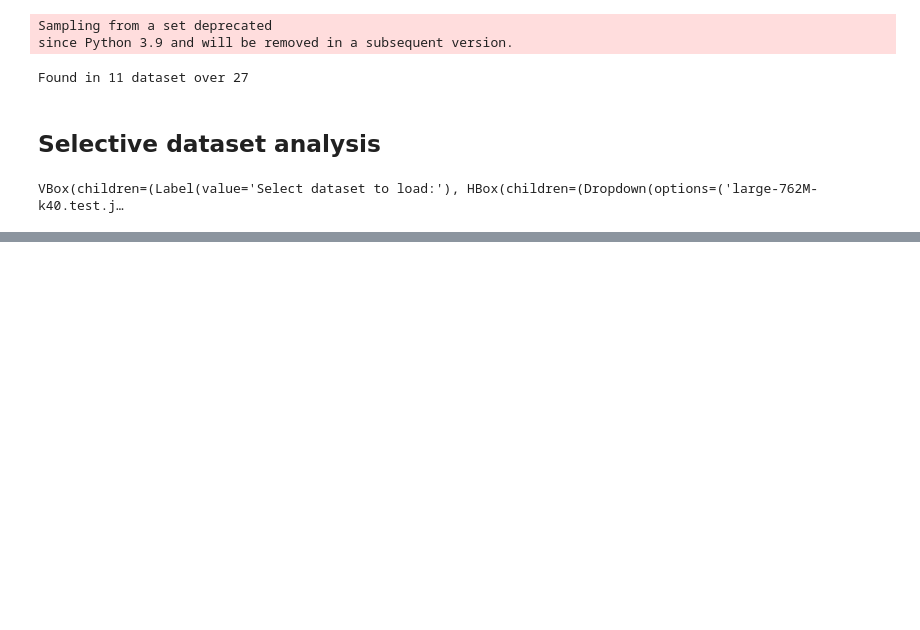
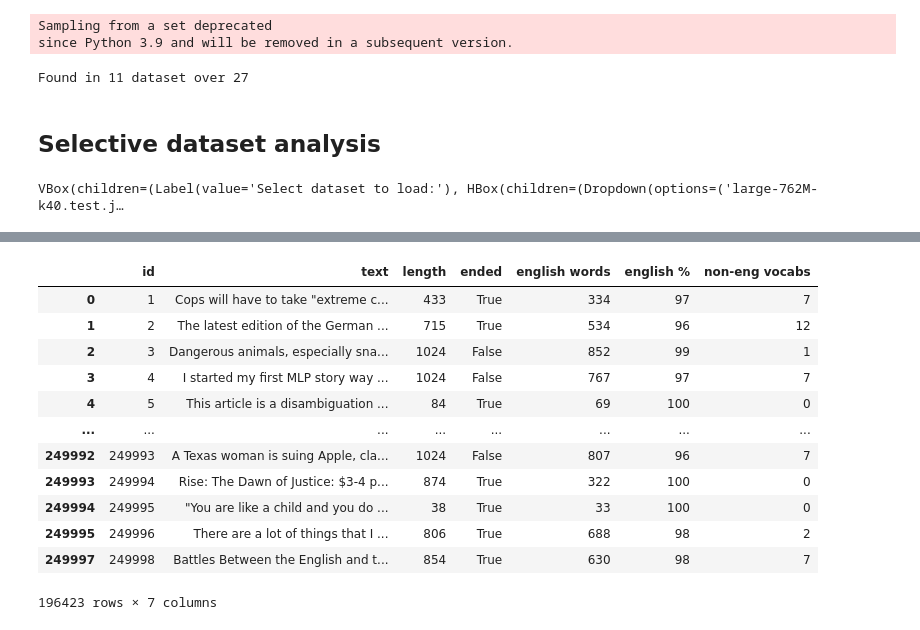
Before and after one commit to bancaditalia/gen-text-detect, a Jupyter notebook: dataset_exploration.ipynb, the cells around one changed output, grey strips where cells are left out. Cells and saved outputs as stored; diff of their text form; code cells hidden in the pictures; blank space fills up the shorter version.

Commit message:
update experiment notebooks with latest local run

```diff
--- a/dataset_exploration.ipynb
+++ b/dataset_exploration.ipynb
@@ -254,0 +361,2 @@ xl-1542M.valid.jsonl             5000
+# %%
+df_dataset = pd.read_json(os.path.join(data_path, dataset_name), lines = True)
@@ -254,0 +396,40 @@ xl-1542M.valid.jsonl             5000
+# %%
+texts = df_dataset["text"].to_list()
+# %%
+eng_vocab_overlap = []
+eng_ratio = []
+zero_length_texts = []
+for text in texts:
+    tokenized = word_tokenize(text.lower())
+    count = 0
+    for tk in tokenized:
+        if tk in eng_vocab:
+            count += 1
+    eng_vocab_overlap.append(count)
+    if len(tokenized) == 0:
+        eng_ratio.append(100)
+        zero_length_texts.append(text)
+    else:
+        eng_ratio.append(int(count*100/len(tokenized)))
+
+#eng_vocab_overlap = [len(eng_vocab.intersection(set(word_tokenize(text)))) for text in texts]
+# %%
+df_dataset["english words"] = eng_vocab_overlap
+df_dataset["english %"] = eng_ratio
+df_dataset["non-eng vocabs"] = non_eng_vocab_count #uniques
+# %%
+df_dataset[df_dataset["english %"]>95]
+# %% [output]
+|  | id | text | length | ended | english words | english % | non-eng vocabs |
+| 0 | 1 | Cops will have to take "extreme c... | 433 | True | 334 | 97 | 7 |
+| 1 | 2 | The latest edition of the German ... | 715 | True | 534 | 96 | 12 |
+| 2 | 3 | Dangerous animals, especially sna... | 1024 | False | 852 | 99 | 1 |
+| 3 | 4 | I started my first MLP story way ... | 1024 | False | 767 | 97 | 7 |
+| 4 | 5 | This article is a disambiguation ... | 84 | True | 69 | 100 | 0 |
+| ... | ... | ... | ... | ... | ... | ... | ... |
+| 249992 | 249993 | A Texas woman is suing Apple, cla... | 1024 | False | 807 | 96 | 7 |
+| 249993 | 249994 | Rise: The Dawn of Justice: $3-4 p... | 874 | True | 322 | 100 | 0 |
+| 249994 | 249995 | "You are like a child and you do ... | 38 | True | 33 | 100 | 0 |
+| 249995 | 249996 | There are a lot of things that I ... | 806 | True | 688 | 98 | 2 |
+| 249997 | 249998 | Battles Between the English and t... | 854 | True | 630 | 98 | 7 |
+196423 rows × 7 columns
```
Also changed, not shown: parts of 59 cells of this notebook, 2 other files.
